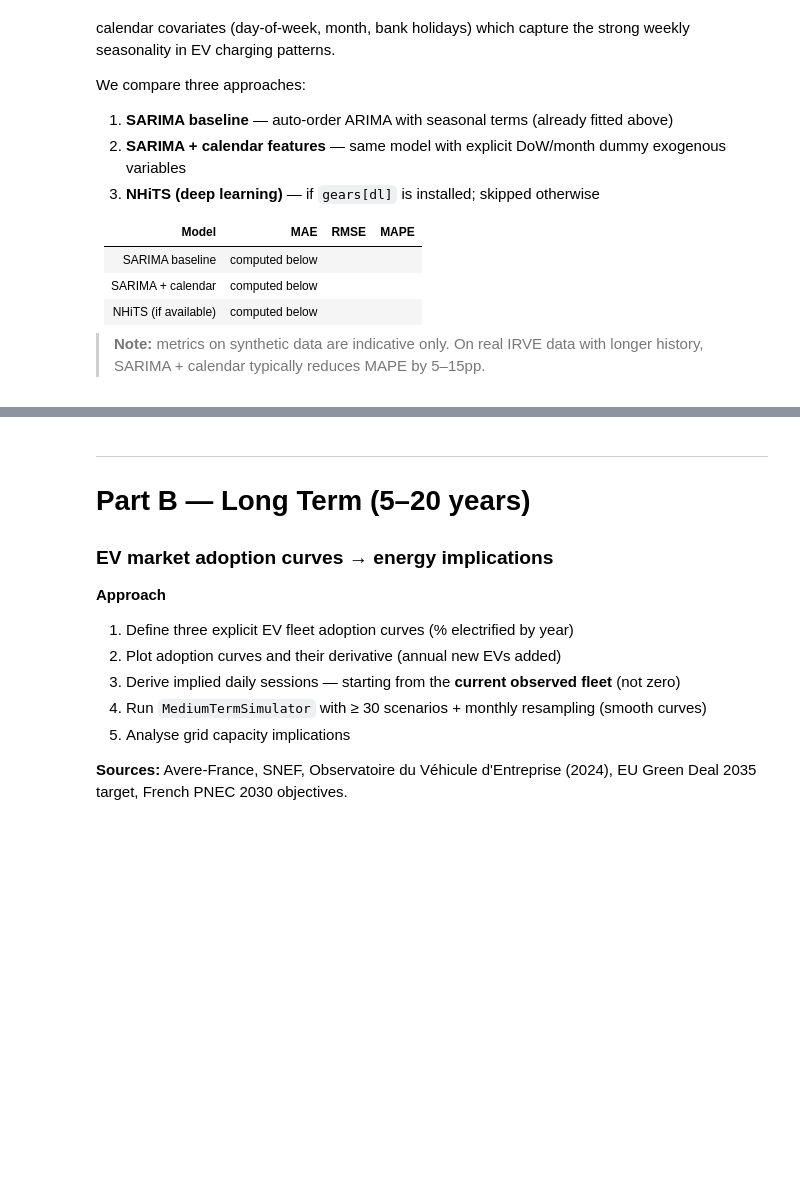
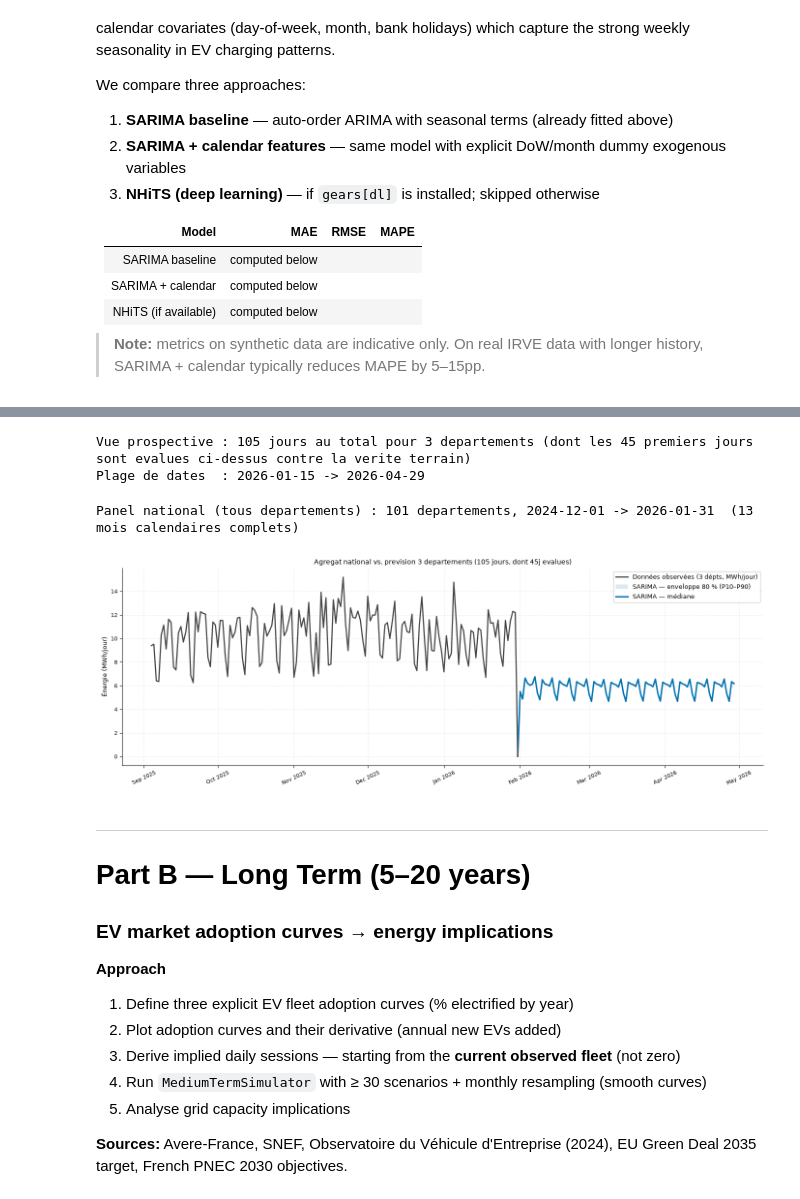
Before and after one commit to yvenn-amara/GEARS, a Jupyter notebook: notebooks/3_gmm_scenarios.ipynb, the cells around one changed output, grey strips where cells are left out. Saved outputs shown, nothing was run; the diff lists cells and outputs as text; code cells hidden in the pictures; blank space fills up the shorter version.

```diff
--- a/notebooks/3_gmm_scenarios.ipynb
+++ b/notebooks/3_gmm_scenarios.ipynb
@@ -454,3 +381,57 @@ plt.show()
+# %%
+# Vue prospective au-dela de la fenetre de test : reutilise le MEME fit (cellule "Fit
+# DepartmentForecaster" ci-dessus) et le MEME .predict() (full_fc) au lieu de refitter un second
+# DepartmentForecaster complet sur tout l'historique — ce qui economise un fit entier sur
+# FOCUS_DEPTS (~25-30s/departement) sans rien retirer a l'illustration.
+forward_fc = full_fc
+print(f"Vue prospective : {COMBINED_HORIZON} jours au total pour {len(FOCUS_DEPTS)} departements "
+      f"(dont les {TEST_DAYS} premiers jours sont evalues ci-dessus contre la verite terrain)")
+print(f"Plage de dates  : {forward_fc['date'].min().date()} -> {forward_fc['date'].max().date()}")
+# %% [output]
+Vue prospective : 105 jours au total pour 3 departements (dont les 45 premiers jours sont evalues ci-dessus contre la verite terrain)
+Plage de dates  : 2026-01-15 -> 2026-04-29
+# %%
+# Charge un panel national leger (tous departements, fenetre recente alignee sur des mois
+# calendaires complets) uniquement pour le contexte historique de ce graphique — evite de garder
+# le dataset complet (101 departements, ~9,5 ans) en memoire tout du long du notebook.
+_raw_nat  = pd.read_pickle(DATA_PATH)
+_dept_col = "insee_code_departement" if "insee_code_departement" in _raw_nat.columns else "department"
+_ts_col   = "debut_session_timestamp" if "debut_session_timestamp" in _raw_nat.columns else "arrival_time"
+_max_ts   = pd.to_datetime(_raw_nat[_ts_col], format="mixed", errors="coerce").max()
+_last_full_month_end = _max_ts.to_period("M").to_timestamp() - pd.Timedelta(days=1)
+_cutoff_nat = (_last_full_month_end - pd.DateOffset(months=NATIONAL_MONTHS)).replace(day=1)
+_ts_all = pd.to_datetime(_raw_nat[_ts_col], format="mixed", errors="coerce")
+_raw_nat = _raw_nat[(_ts_all >= _cutoff_nat) & (_ts_all <= _last_full_month_end)].copy()
+
+df_nat = load_sessions(_raw_nat, verbose=False)
+del _raw_nat, _ts_all
+gc.collect()
+
+panel_nat = build_panel(df_nat, freq="D", metric="energy_kwh")
+panel_nat.index = pd.to_datetime(panel_nat.index)
+print(f"Panel national (tous departements) : {panel_nat.shape[1]} departements, "
+      f"{panel_nat.index.min().date()} -> {panel_nat.index.max().date()}  "
+      f"({NATIONAL_MONTHS} mois calendaires complets)")
+del df_nat
+gc.collect()
+
+from gears.plotting import plot_mt_national_aggregate
+fig_nat = plot_mt_national_aggregate(
+    panel=panel_nat,          # historique NATIONAL (tous departements) pour le contexte visuel
+    forward_fc=forward_fc,    # prevision FOCUS_DEPTS uniquement (issue du fit ci-dessus)
+    focus_depts=FOCUS_DEPTS,
+    hist_tail_days=150,
+    figsize=(14, 5),
+    title=(
+        f"Agregat national vs. prevision {len(FOCUS_DEPTS)} departements "
+        f"({COMBINED_HORIZON} jours, dont {TEST_DAYS}j evalues)"
+    ),
+    savepath="outputs/03_national_aggregate.png",
+)
+plt.show()
+# %% [output]
+Panel national (tous departements) : 101 departements, 2024-12-01 -> 2026-01-31  (13 mois calendaires complets)
+[figure, added]
 # %% [markdown]
 ---
 # Part B — Long Term (5–20 years)
```
Also changed, not shown: parts of 31 cells of this notebook, 44 other files.
